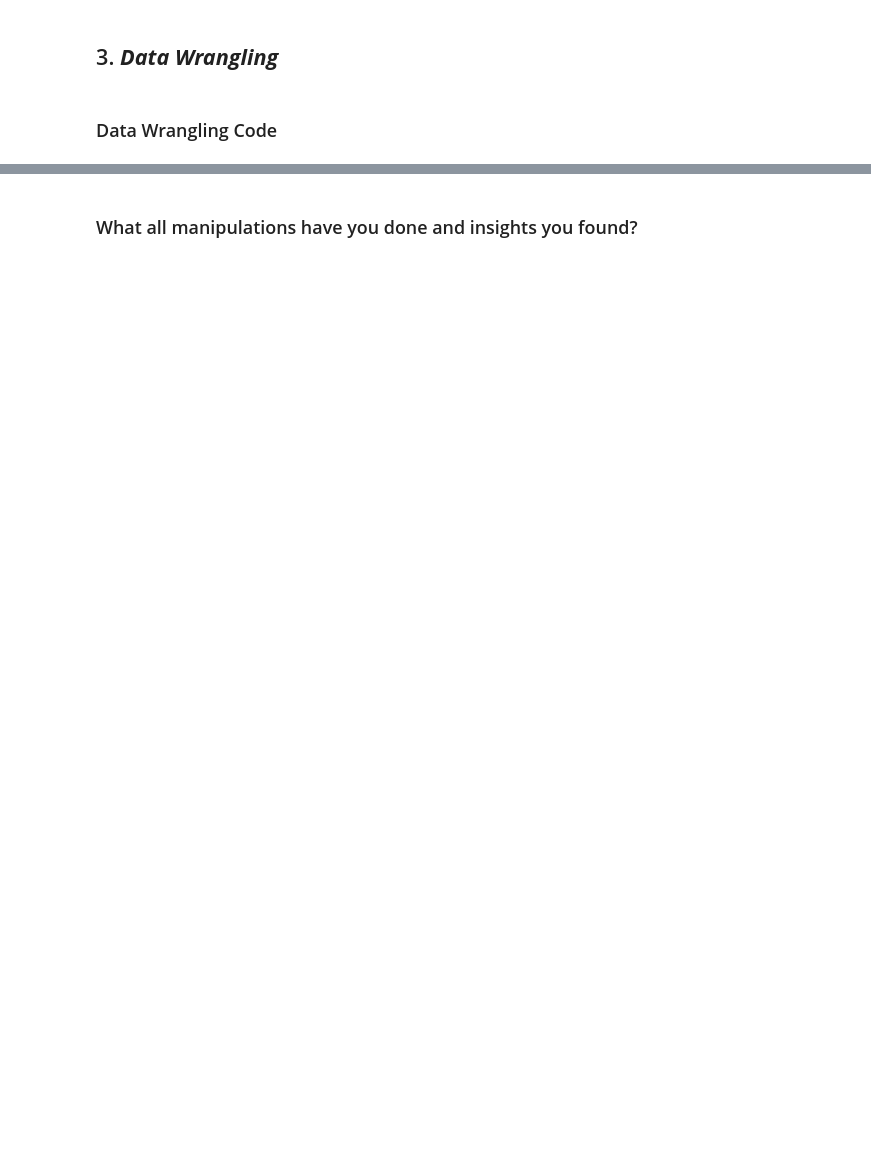
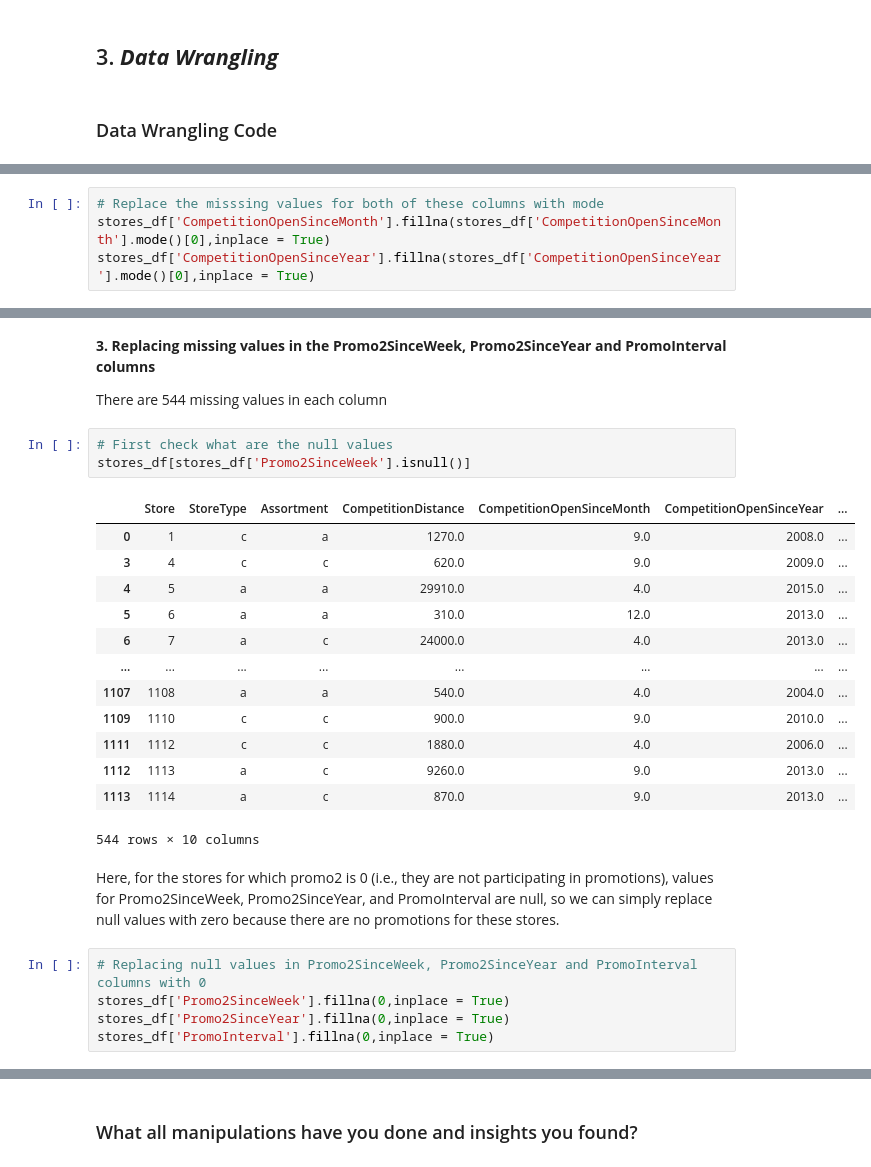
Before and after one commit to abhijain1216/Retail-Sales-Prediction-Regression-Project, a Jupyter notebook: Retail_Sales_Prediction_Regression_Project.ipynb, the cells around one changed output, grey strips where cells are left out. Saved outputs shown, nothing was run; the diff lists cells and outputs as text; blank space fills up the shorter version.

```diff
--- a/Retail_Sales_Prediction_Regression_Project.ipynb
+++ b/Retail_Sales_Prediction_Regression_Project.ipynb
@@ -294,0 +419,4 @@ Answer Here
+# %%
+# Replace the misssing values for both of these columns with mode
+stores_df['CompetitionOpenSinceMonth'].fillna(stores_df['CompetitionOpenSinceMonth'].mode()[0],inplace = True)
+stores_df['CompetitionOpenSinceYear'].fillna(stores_df['CompetitionOpenSinceYear'].mode()[0],inplace = True)
@@ -294,0 +438,28 @@ Answer Here
+# %% [markdown]
+**3. Replacing missing values in the Promo2SinceWeek, Promo2SinceYear and PromoInterval columns**
+
+There are 544 missing values in each column
+# %%
+# First check what are the null values
+stores_df[stores_df['Promo2SinceWeek'].isnull()]
+# %% [output]
+|  | Store | StoreType | Assortment | CompetitionDistance | CompetitionOpenSinceMonth | CompetitionOpenSinceYear | ... |
+| 0 | 1 | c | a | 1270.0 | 9.0 | 2008.0 | ... |
+| 3 | 4 | c | c | 620.0 | 9.0 | 2009.0 | ... |
+| 4 | 5 | a | a | 29910.0 | 4.0 | 2015.0 | ... |
+| 5 | 6 | a | a | 310.0 | 12.0 | 2013.0 | ... |
+| 6 | 7 | a | c | 24000.0 | 4.0 | 2013.0 | ... |
+| ... | ... | ... | ... | ... | ... | ... | ... |
+| 1107 | 1108 | a | a | 540.0 | 4.0 | 2004.0 | ... |
+| 1109 | 1110 | c | c | 900.0 | 9.0 | 2010.0 | ... |
+| 1111 | 1112 | c | c | 1880.0 | 4.0 | 2006.0 | ... |
+| 1112 | 1113 | a | c | 9260.0 | 9.0 | 2013.0 | ... |
+| 1113 | 1114 | a | c | 870.0 | 9.0 | 2013.0 | ... |
+544 rows × 10 columns
+# %% [markdown]
+Here, for the stores for which promo2 is 0 (i.e., they are not participating in promotions), values for Promo2SinceWeek, Promo2SinceYear, and PromoInterval are null, so we can simply replace null values with zero because there are no promotions for these stores.
+# %%
+# Replacing null values in Promo2SinceWeek, Promo2SinceYear and PromoInterval columns with 0
+stores_df['Promo2SinceWeek'].fillna(0,inplace = True)
+stores_df['Promo2SinceYear'].fillna(0,inplace = True)
+stores_df['PromoInterval'].fillna(0,inplace = True)
```
Also changed, not shown: parts of 41 cells of this notebook.
